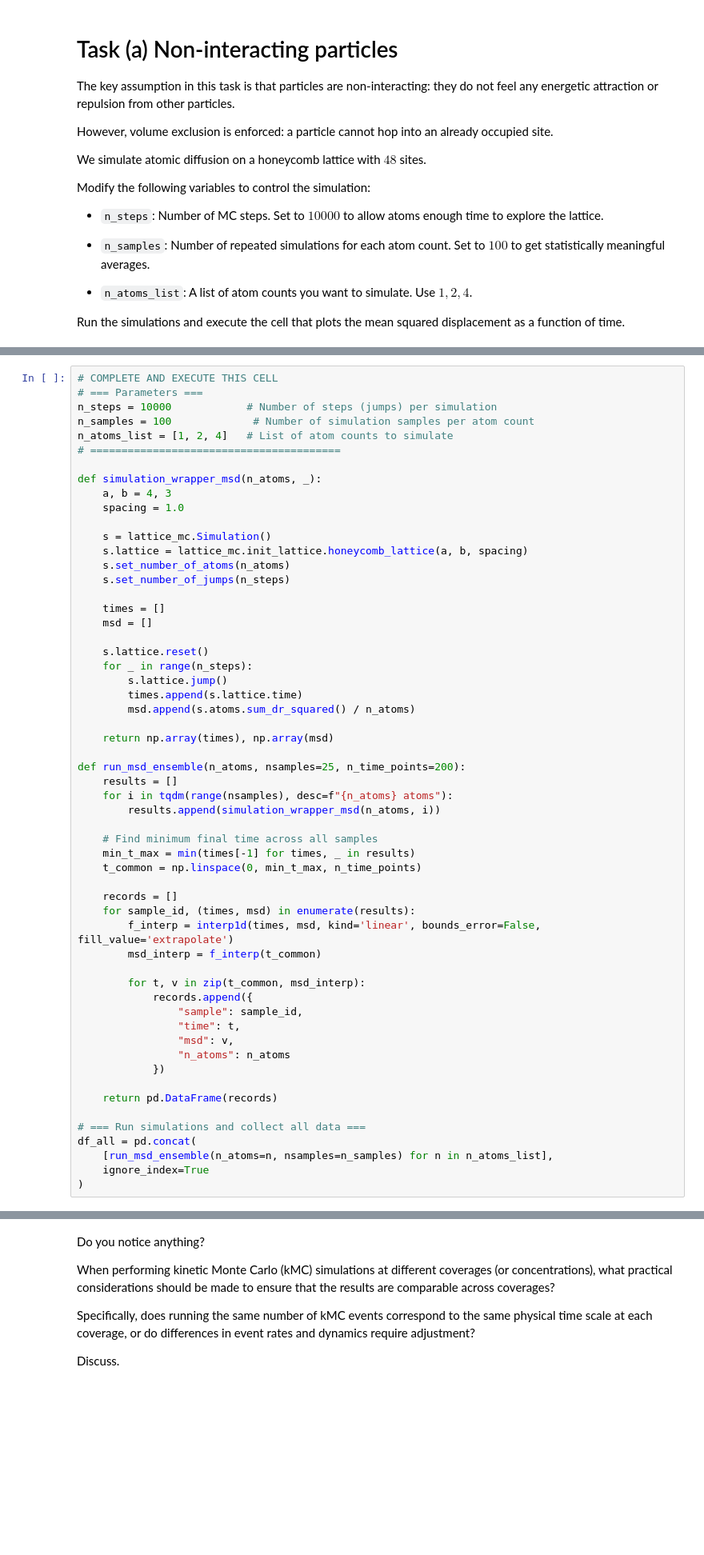
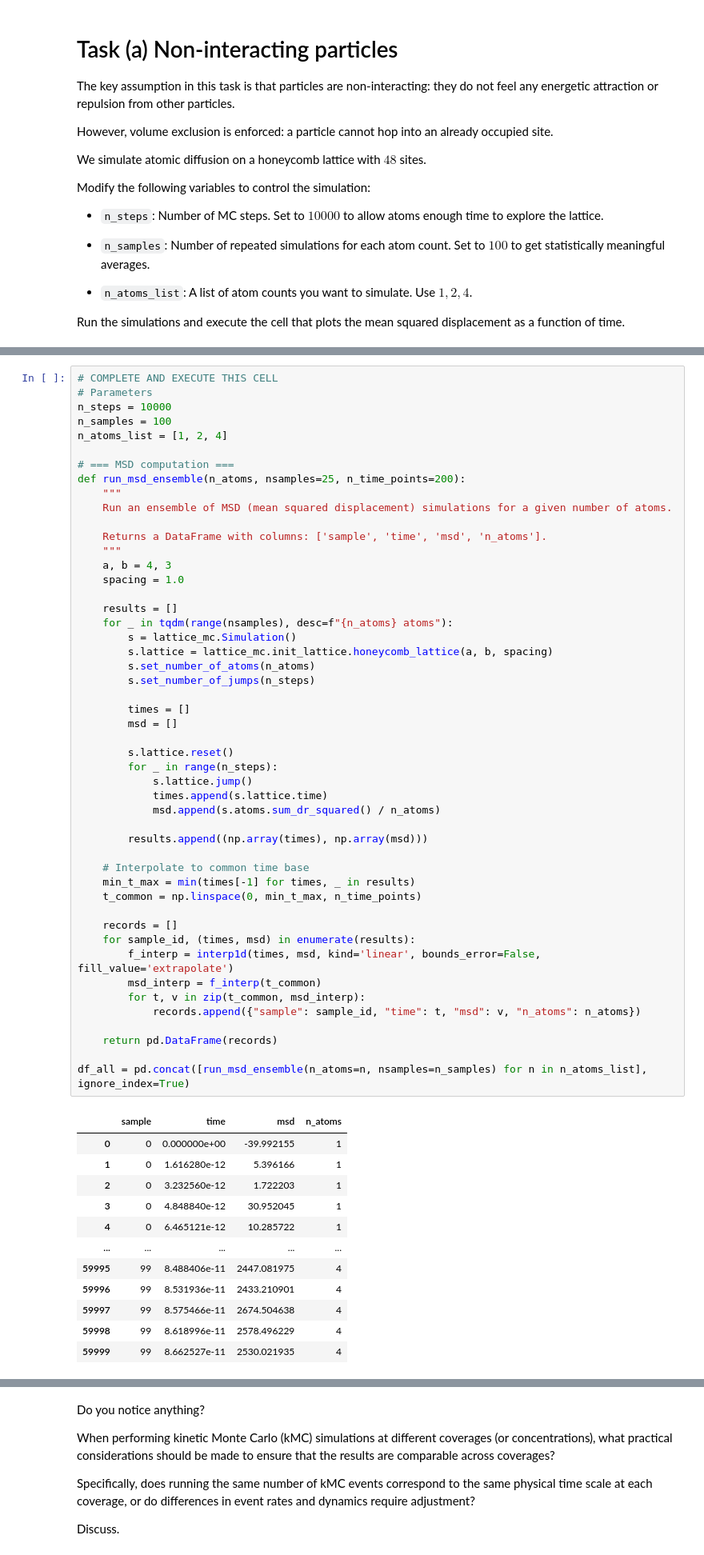
Before and after one commit to pyracetamol/tmms_2025, a Jupyter notebook: 07_kmc/Exercise_07_kmc.ipynb, the cells around one changed output, grey strips where cells are left out. Shown at 80% size. Drawn from its saved outputs; the diff is of its cells as text; blank space fills up the shorter version.

```diff
--- a/07_kmc/Exercise_07_kmc.ipynb
+++ b/07_kmc/Exercise_07_kmc.ipynb
@@ -134,57 +138,62 @@ fig = plot_lattice(lattice)
 # %%
 # COMPLETE AND EXECUTE THIS CELL
-# === Parameters ===
-n_steps = 10000            # Number of steps (jumps) per simulation
-n_samples = 100             # Number of simulation samples per atom count
-n_atoms_list = [1, 2, 4]   # List of atom counts to simulate
-# ========================================
+# Parameters
+n_steps = 10000
+n_samples = 100
+n_atoms_list = [1, 2, 4]
 
-def simulation_wrapper_msd(n_atoms, _):
+# === MSD computation ===
+def run_msd_ensemble(n_atoms, nsamples=25, n_time_points=200):
+    """
+    Run an ensemble of MSD (mean squared displacement) simulations for a given number of atoms.
+
+    Returns a DataFrame with columns: ['sample', 'time', 'msd', 'n_atoms'].
+    """
     a, b = 4, 3
     spacing = 1.0
 
-    s = lattice_mc.Simulation()
-    s.lattice = lattice_mc.init_lattice.honeycomb_lattice(a, b, spacing)
-    s.set_number_of_atoms(n_atoms)
-    s.set_number_of_jumps(n_steps)
+    results = []
+    for _ in tqdm(range(nsamples), desc=f"{n_atoms} atoms"):
+        s = lattice_mc.Simulation()
+        s.lattice = lattice_mc.init_lattice.honeycomb_lattice(a, b, spacing)
+        s.set_number_of_atoms(n_atoms)
+        s.set_number_of_jumps(n_steps)
 
-    times = []
-    msd = []
+        times = []
+        msd = []
 
-    s.lattice.reset()
-    for _ in range(n_steps):
-        s.lattice.jump()
-        times.append(s.lattice.time)
-        msd.append(s.atoms.sum_dr_squared() / n_atoms)
+        s.lattice.reset()
+        for _ in range(n_steps):
+            s.lattice.jump()
+            times.append(s.lattice.time)
+            msd.append(s.atoms.sum_dr_squared() / n_atoms)
 
-    return np.array(times), np.array(msd)
+        results.append((np.array(times), np.array(msd)))
 
-def run_msd_ensemble(n_atoms, nsamples=25, n_time_points=200):
-    results = []
-    for i in tqdm(range(nsamples), desc=f"{n_atoms} atoms"):
-        results.append(simulation_wrapper_msd(n_atoms, i))
-
-    # Find minimum final time across all samples
+    # Interpolate to common time base
     min_t_max = min(times[-1] for times, _ in results)
     t_common = np.linspace(0, min_t_max, n_time_points)
 
     records = []
     for sample_id, (times, msd) in enumerate(results):
         f_interp = interp1d(times, msd, kind='linear', bounds_error=False, fill_value='extrapolate')
         msd_interp = f_interp(t_common)
-
         for t, v in zip(t_common, msd_interp):
-            records.append({
-                "sample": sample_id,
-                "time": t,
-                "msd": v,
-                "n_atoms": n_atoms
-            })
+            records.append({"sample": sample_id, "time": t, "msd": v, "n_atoms": n_atoms})
 
     return pd.DataFrame(records)
 
-# === Run simulations and collect all data ===
-df_all = pd.concat(
-    [run_msd_ensemble(n_atoms=n, nsamples=n_samples) for n in n_atoms_list],
-    ignore_index=True
-)
+df_all = pd.concat([run_msd_ensemble(n_atoms=n, nsamples=n_samples) for n in n_atoms_list], ignore_index=True)
+# %% [output]
+|  | sample | time | msd | n_atoms |
+| 0 | 0 | 0.000000e+00 | -39.992155 | 1 |
+| 1 | 0 | 1.616280e-12 | 5.396166 | 1 |
+| 2 | 0 | 3.232560e-12 | 1.722203 | 1 |
+| 3 | 0 | 4.848840e-12 | 30.952045 | 1 |
+| 4 | 0 | 6.465121e-12 | 10.285722 | 1 |
+| ... | ... | ... | ... | ... |
+| 59995 | 99 | 8.488406e-11 | 2447.081975 | 4 |
+| 59996 | 99 | 8.531936e-11 | 2433.210901 | 4 |
+| 59997 | 99 | 8.575466e-11 | 2674.504638 | 4 |
+| 59998 | 99 | 8.618996e-11 | 2578.496229 | 4 |
+| 59999 | 99 | 8.662527e-11 | 2530.021935 | 4 |
```
Also changed, not shown: parts of 19 cells of this notebook.
